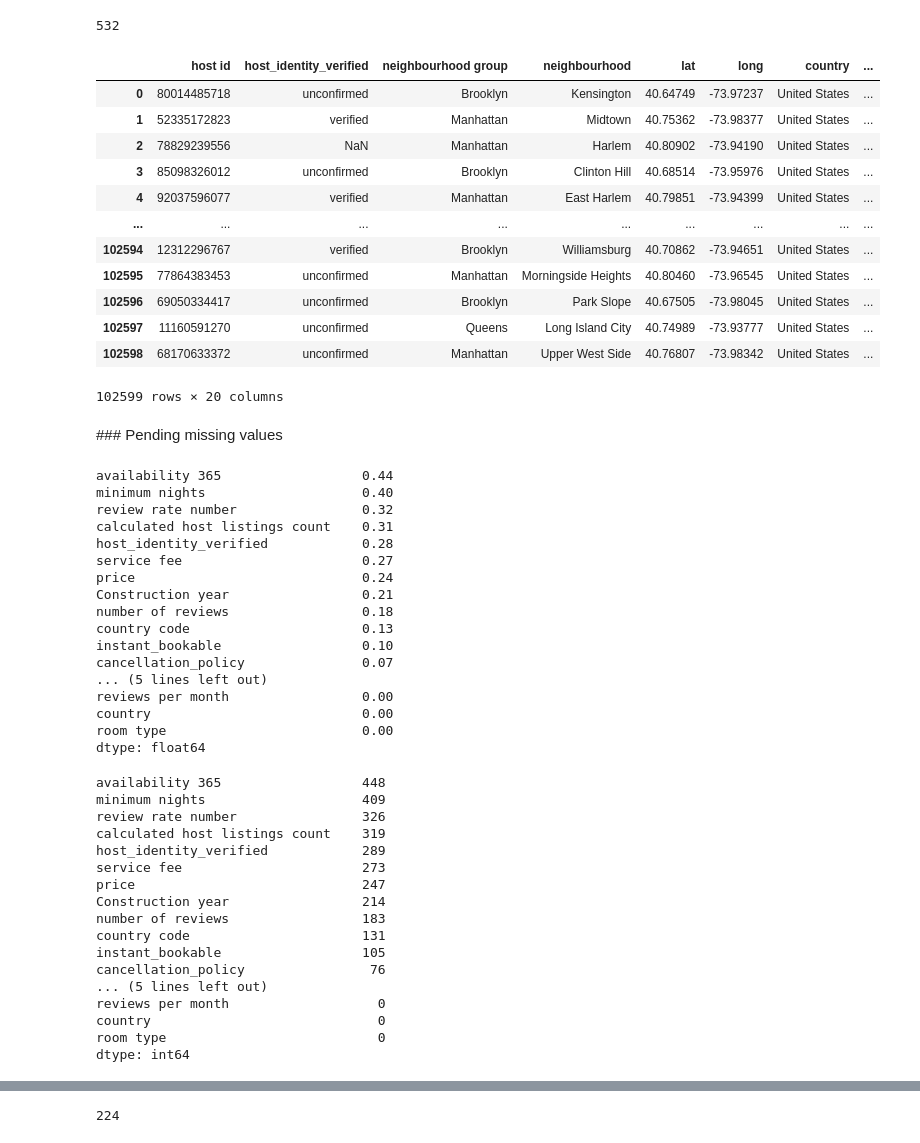
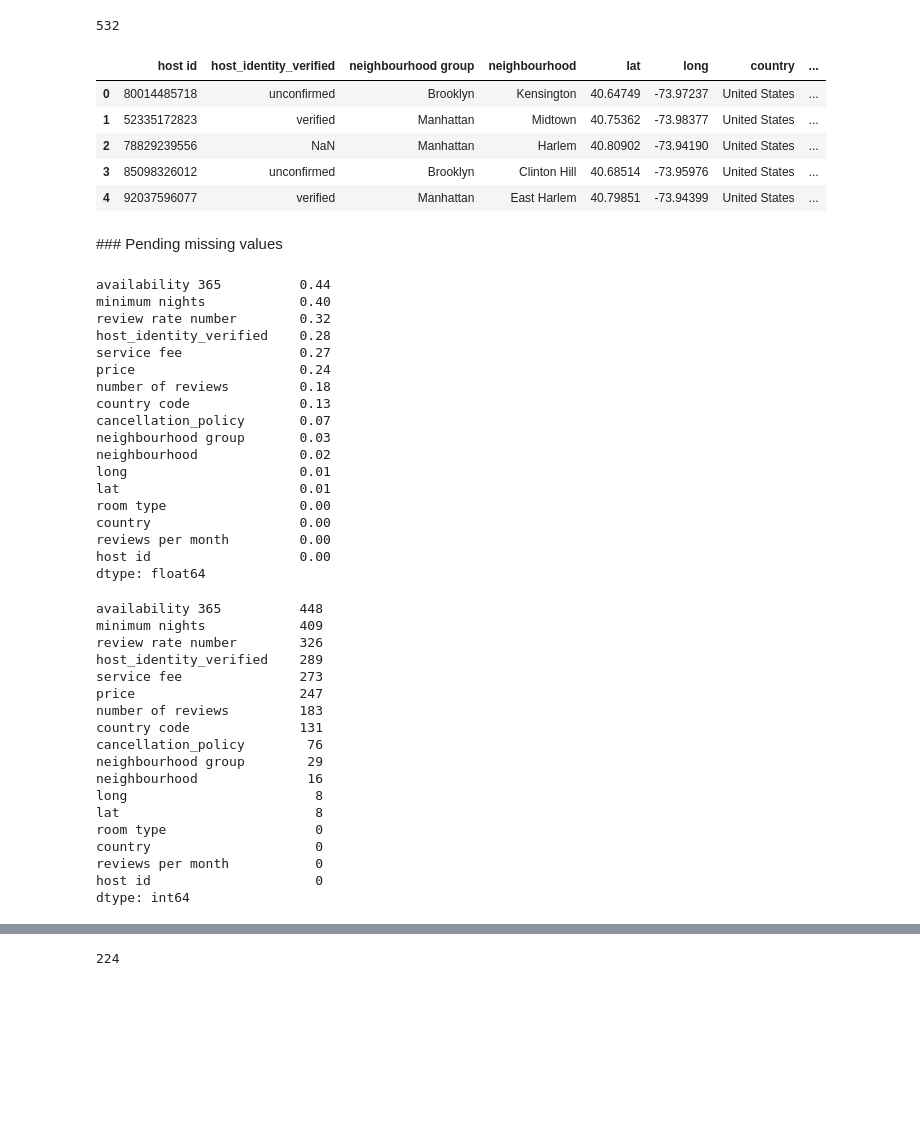
Before and after one commit to mlyngholm/AirBnb, a Jupyter notebook: AirBnb.ipynb, the cells around one changed output, grey strips where cells are left out. Drawn from its saved outputs; the diff is of its cells as text; code cells hidden in the pictures; blank space fills up the shorter version.

```diff
--- a/AirBnb.ipynb
+++ b/AirBnb.ipynb
@@ -47,7 +47,8 @@ memory usage: 20.4+ MB
 # %% [markdown]
 Drop unnecesary columns
 # %%
-df = df.drop(columns=['license', 'id', 'host name', 'NAME', 'house_rules'])
+df = df.drop(columns=['license', 'id', 'host name', 'NAME', 'house_rules', 'instant_bookable', 'Construction year',
+                     'calculated host listings count'])
 # %%
 df.info()
 # %% [output]
@@ -200,64 +204,59 @@ df.country.isnull().sum()
 # %%
 from sklearn.impute import SimpleImputer
 
 imputer = SimpleImputer(strategy="most_frequent")
 
 df[["country"]] = imputer.fit_transform(df[["country"]])
 
-df
+df.head()
 # %% [output]
 |  | host id | host_identity_verified | neighbourhood group | neighbourhood | lat | long | country | ... |
 | 0 | 80014485718 | unconfirmed | Brooklyn | Kensington | 40.64749 | -73.97237 | United States | ... |
 | 1 | 52335172823 | verified | Manhattan | Midtown | 40.75362 | -73.98377 | United States | ... |
 | 2 | 78829239556 | NaN | Manhattan | Harlem | 40.80902 | -73.94190 | United States | ... |
 | 3 | 85098326012 | unconfirmed | Brooklyn | Clinton Hill | 40.68514 | -73.95976 | United States | ... |
 | 4 | 92037596077 | verified | Manhattan | East Harlem | 40.79851 | -73.94399 | United States | ... |
-| ... | ... | ... | ... | ... | ... | ... | ... | ... |
-| 102594 | 12312296767 | verified | Brooklyn | Williamsburg | 40.70862 | -73.94651 | United States | ... |
-| 102595 | 77864383453 | unconfirmed | Manhattan | Morningside Heights | 40.80460 | -73.96545 | United States | ... |
-| 102596 | 69050334417 | unconfirmed | Brooklyn | Park Slope | 40.67505 | -73.98045 | United States | ... |
-| 102597 | 11160591270 | unconfirmed | Queens | Long Island City | 40.74989 | -73.93777 | United States | ... |
-| 102598 | 68170633372 | unconfirmed | Manhattan | Upper West Side | 40.76807 | -73.98342 | United States | ... |
-102599 rows × 20 columns
 # %% [markdown]
 ### Pending missing values
 # %%
 round(df.isna().sum().sort_values(ascending=False)/len(df)*100,2)
 # %% [output]
-availability 365                  0.44
-minimum nights                    0.40
-review rate number                0.32
-calculated host listings count    0.31
-host_identity_verified            0.28
-service fee                       0.27
-price                             0.24
-Construction year                 0.21
-number of reviews                 0.18
-country code                      0.13
-instant_bookable                  0.10
-cancellation_policy               0.07
-... (5 lines left out)
-reviews per month                 0.00
-country                           0.00
-room type                         0.00
+availability 365          0.44
+minimum nights            0.40
+review rate number        0.32
+host_identity_verified    0.28
+service fee               0.27
+price                     0.24
+number of reviews         0.18
+country code              0.13
+cancellation_policy       0.07
+neighbourhood group       0.03
+neighbourhood             0.02
+long                      0.01
+lat                       0.01
+room type                 0.00
+country                   0.00
+reviews per month         0.00
+host id                   0.00
 dtype: float64
 # %%
 df.isnull().sum().sort_values(ascending=False)
 # %% [output]
-availability 365                  448
-minimum nights                    409
-review rate number                326
-calculated host listings count    319
-host_identity_verified            289
-service fee                       273
-price                             247
-Construction year                 214
-number of reviews                 183
-country code                      131
-instant_bookable                  105
-cancellation_policy                76
-... (5 lines left out)
-reviews per month                   0
-country                             0
-room type                           0
+availability 365          448
+minimum nights            409
+review rate number        326
+host_identity_verified    289
+service fee               273
+price                     247
+number of reviews         183
+country code              131
+cancellation_policy        76
+neighbourhood group        29
+neighbourhood              16
+long                        8
+lat                         8
+room type                   0
+country                     0
+reviews per month           0
+host id                     0
 dtype: int64
```
Also changed, not shown: parts of 15 cells of this notebook.
